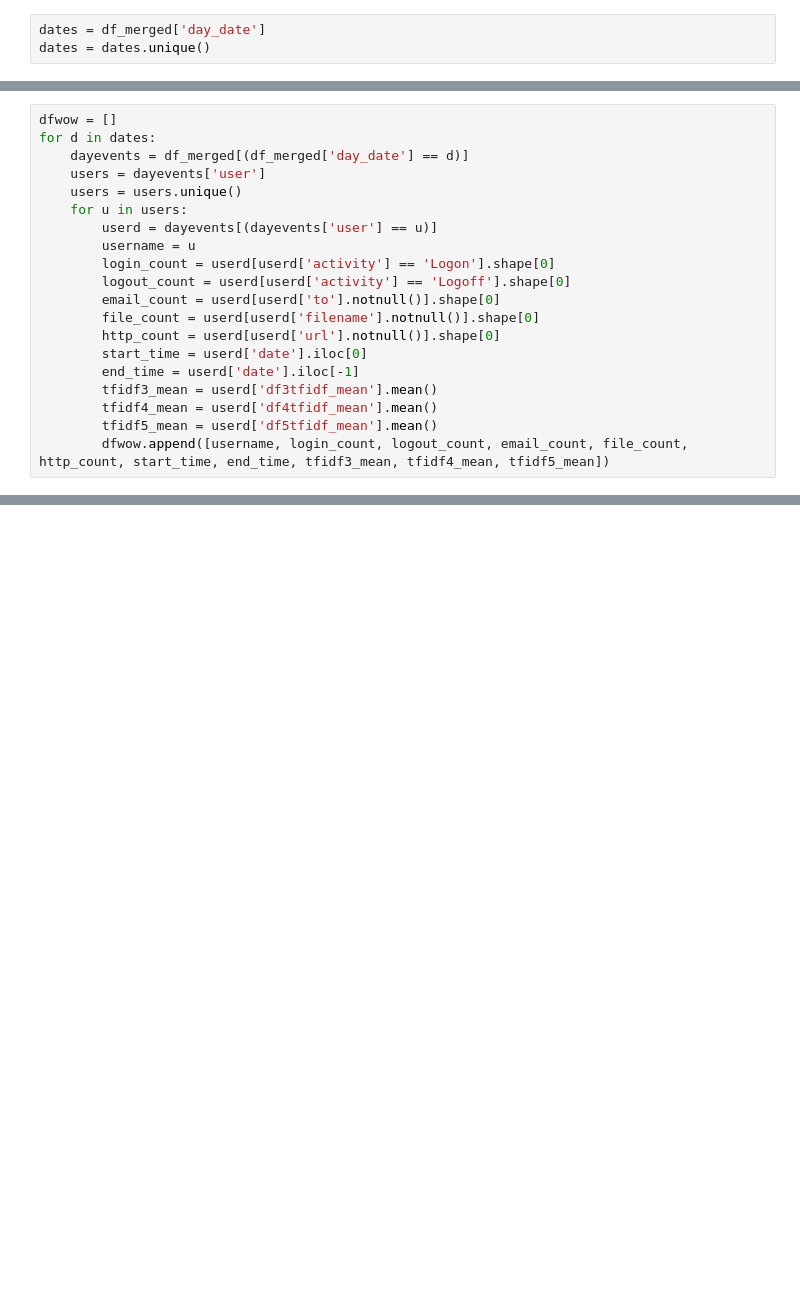
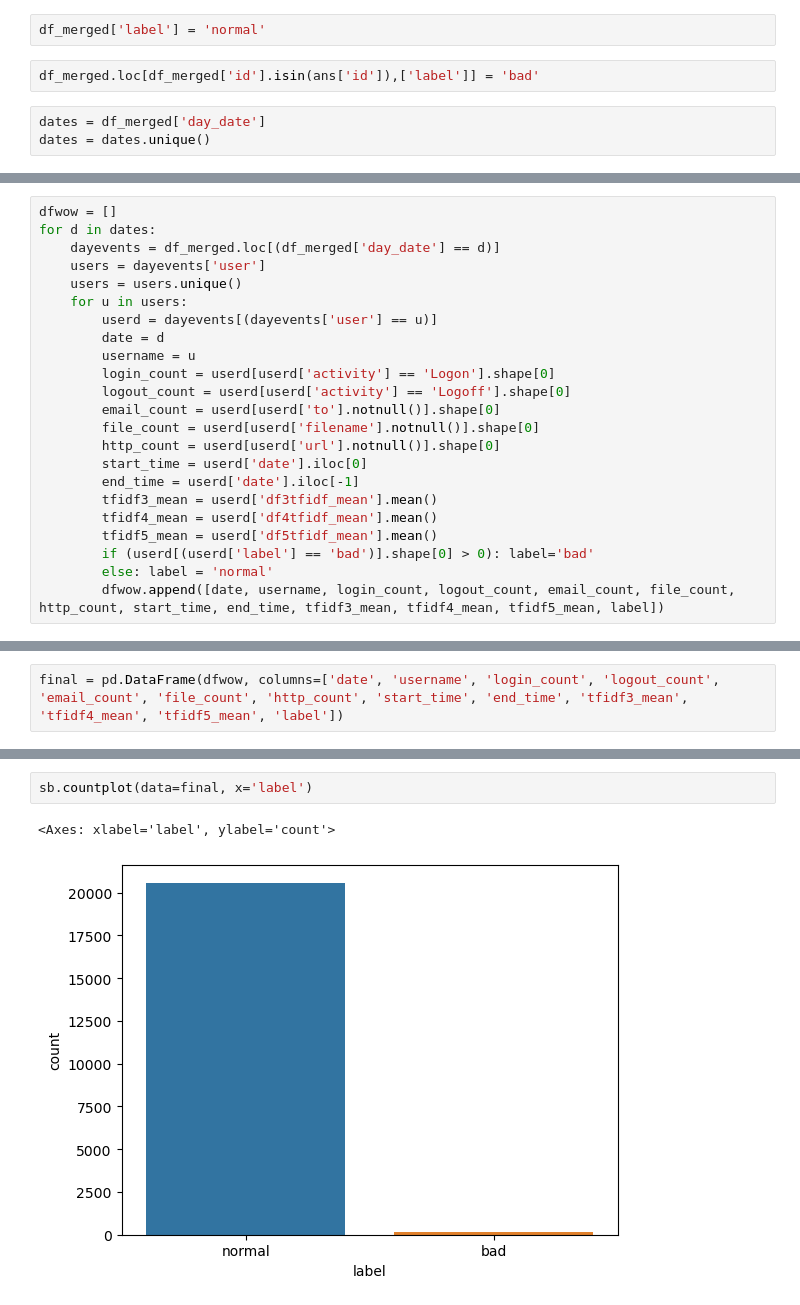
Before and after one commit to kenclements/praxis, a Jupyter notebook: cert-preprocess.ipynb, the cells around one changed output, grey strips where cells are left out. Saved outputs shown, nothing was run; the diff lists cells and outputs as text; blank space fills up the shorter version.

```diff
--- a/cert-preprocess.ipynb
+++ b/cert-preprocess.ipynb
@@ -205,3 +223,7 @@ df_merged = df_merged.sort_values("date")
+# %%
+df_merged['label'] = 'normal'
+# %%
+df_merged.loc[df_merged['id'].isin(ans['id']),['label']] = 'bad'
 # %%
 dates = df_merged['day_date']
 dates = dates.unique()
@@ -213,11 +230,12 @@ array([datetime.date(2010, 1, 2), datetime.date(2010, 1, 3),
 # %%
 dfwow = []
 for d in dates:
-    dayevents = df_merged[(df_merged['day_date'] == d)]
+    dayevents = df_merged.loc[(df_merged['day_date'] == d)]
     users = dayevents['user']
     users = users.unique()
     for u in users:
         userd = dayevents[(dayevents['user'] == u)]
+        date = d
         username = u
         login_count = userd[userd['activity'] == 'Logon'].shape[0]
         logout_count = userd[userd['activity'] == 'Logoff'].shape[0]
@@ -229,7 +247,9 @@ for d in dates:
         tfidf3_mean = userd['df3tfidf_mean'].mean()
         tfidf4_mean = userd['df4tfidf_mean'].mean()
         tfidf5_mean = userd['df5tfidf_mean'].mean()
-        dfwow.append([username, login_count, logout_count, email_count, file_count, http_count, start_time, end_time, tfidf3_mean, tfidf4_mean, tfidf5_mean])
+        if (userd[(userd['label'] == 'bad')].shape[0] > 0): label='bad'
+        else: label = 'normal'
+        dfwow.append([date, username, login_count, logout_count, email_count, file_count, http_count, start_time, end_time, tfidf3_mean, tfidf4_mean, tfidf5_mean, label])
 # %%
 len(dfwow)
 # %% [output]
@@ -250,0 +257,2 @@ dfwow[20]
+# %%
+final = pd.DataFrame(dfwow, columns=['date', 'username', 'login_count', 'logout_count', 'email_count', 'file_count', 'http_count', 'start_time', 'end_time', 'tfidf3_mean', 'tfidf4_mean', 'tfidf5_mean', 'label'])
@@ -250,0 +275,5 @@ dfwow[20]
+# %%
+sb.countplot(data=final, x='label')
+# %% [output]
+<Axes: xlabel='label', ylabel='count'>
+[figure, added]
```
Also changed, not shown: parts of 17 cells of this notebook.
